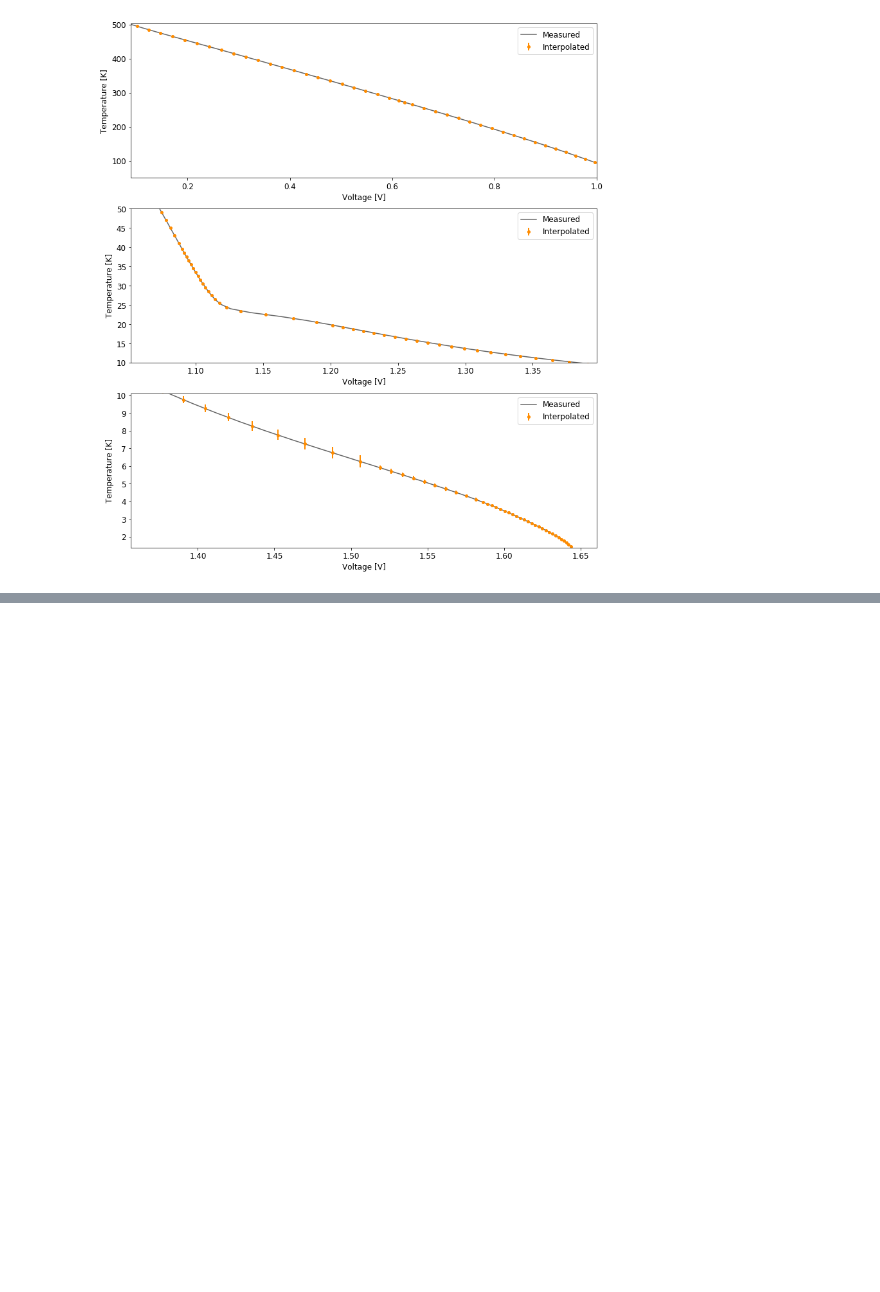
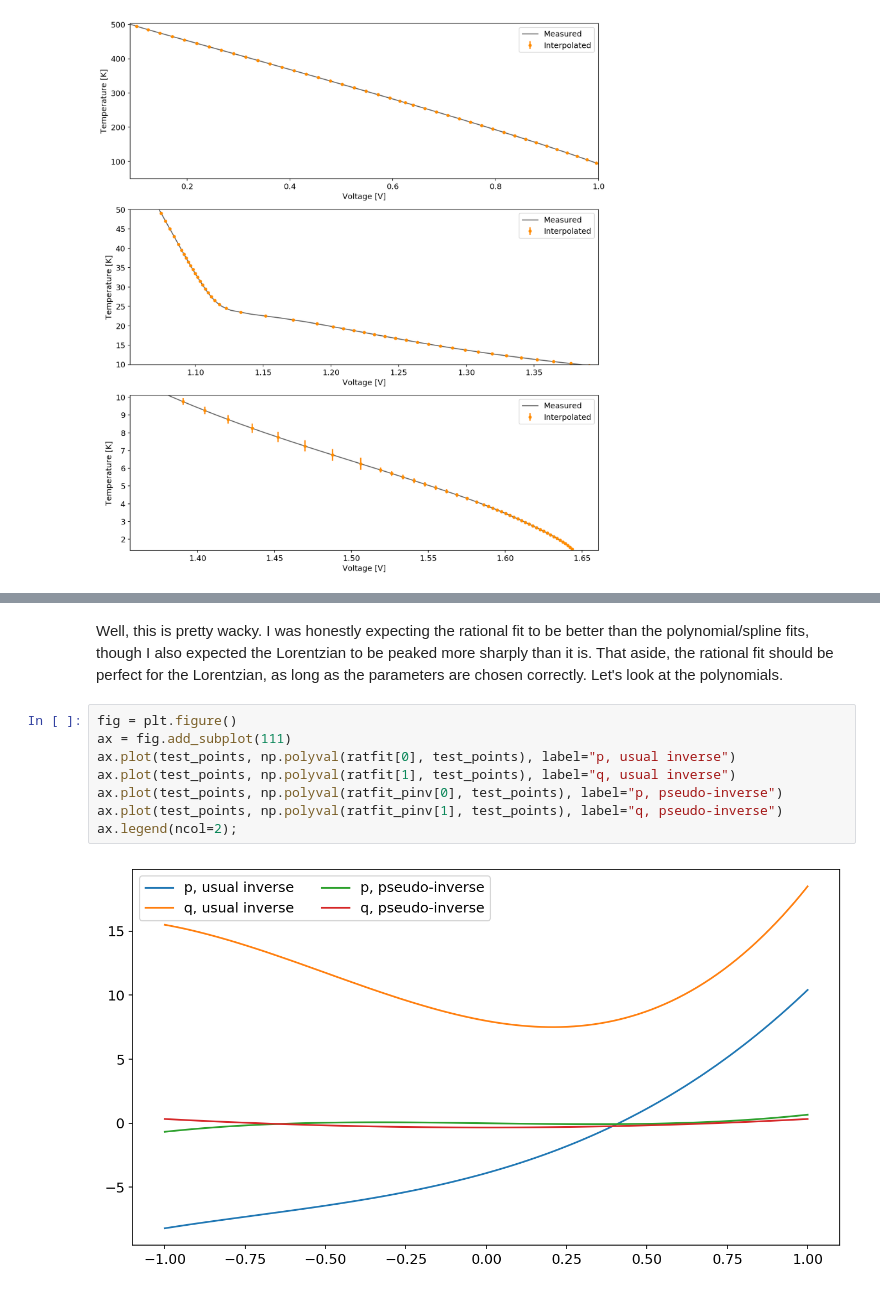
Before and after one commit to r-pascua/phys_512_f2020, a Jupyter notebook: PS1/PS1.ipynb, the cells around one changed output, grey strips where cells are left out. Cells and saved outputs as stored; diff of their text form; blank space fills up the shorter version.

```diff
--- a/PS1/PS1.ipynb
+++ b/PS1/PS1.ipynb
@@ -190,0 +394,12 @@ axes[2].set_ylim(0.98 * temperatures.min(), 1.01 * T2);
+# %% [markdown]
+Well, this is pretty wacky. I was honestly expecting the rational fit to be better than the polynomial/spline fits, though I also expected the Lorentzian to be peaked more sharply than it is. That aside, the rational fit should be perfect for the Lorentzian, as long as the parameters are chosen correctly. Let's look at the polynomials.
+# %%
+fig = plt.figure()
+ax = fig.add_subplot(111)
+ax.plot(test_points, np.polyval(ratfit[0], test_points), label="p, usual inverse")
+ax.plot(test_points, np.polyval(ratfit[1], test_points), label="q, usual inverse")
+ax.plot(test_points, np.polyval(ratfit_pinv[0], test_points), label="p, pseudo-inverse")
+ax.plot(test_points, np.polyval(ratfit_pinv[1], test_points), label="q, pseudo-inverse")
+ax.legend(ncol=2);
+# %% [output]
+[figure, added]
```
Also changed, not shown: parts of 30 cells of this notebook.
